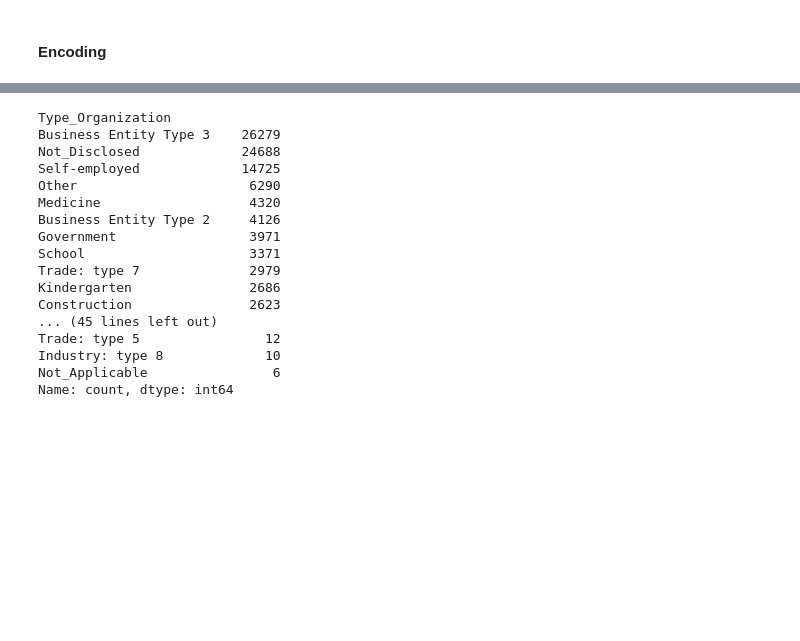
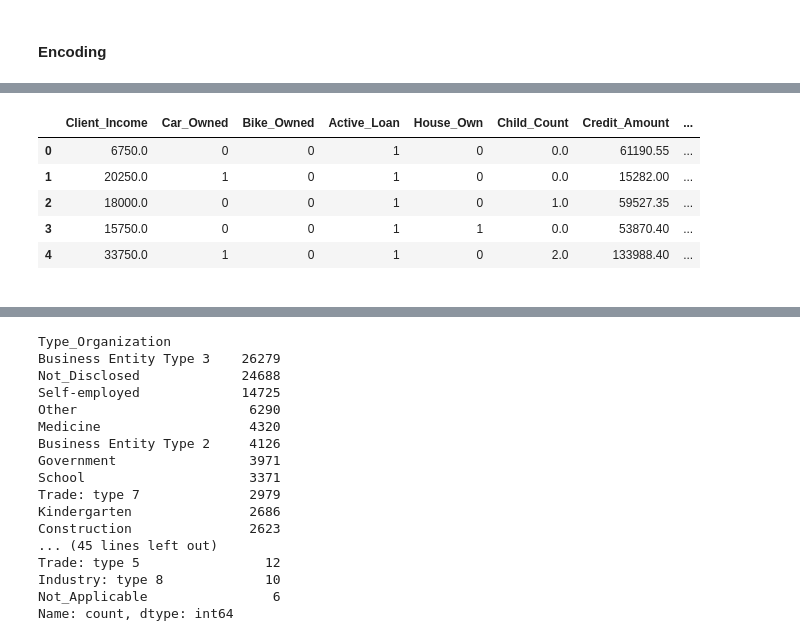
Before and after one commit to M16051997/PublicSapient, a Jupyter notebook: Training.ipynb, the cells around one changed output, grey strips where cells are left out. Drawn from its saved outputs; the diff is of its cells as text; code cells hidden in the pictures; blank space fills up the shorter version.

```diff
--- a/Training.ipynb
+++ b/Training.ipynb
@@ -90,3 +89,24 @@ LOAN DEFAULT PREDICTION - SIMPLE & EFFECTIVE APPROACH
   Test  - Default: 1,969 (8.1%)
 # %% [markdown]
 #### Encoding
+# %%
+import pandas as pd
+import numpy as np
+import joblib
+from sklearn.model_selection import train_test_split
+from sklearn.preprocessing import OneHotEncoder, OrdinalEncoder, LabelEncoder, TargetEncoder
+from sklearn.compose import ColumnTransformer
+from sklearn.pipeline import Pipeline
+from sklearn.impute import SimpleImputer
+
+# =====================================================================
+# STEP 1: LOAD DATA
+# =====================================================================
+print("=" * 80)
+print("STEP 1: Loading processed data for encoding...")
+print("=" * 80)
+
+X = pd.read_csv('processed_data/X_selected.csv')
+y = pd.read_csv('processed_data/y_target.csv').values.ravel()
+
+print(f"Data loaded: {X.shape}, Target: {y.shape}")
@@ -92,0 +141,16 @@ LOAN DEFAULT PREDICTION - SIMPLE & EFFECTIVE APPROACH
+# %%
+X.head()
+# %% [output]
+|  | Client_Income | Car_Owned | Bike_Owned | Active_Loan | House_Own | Child_Count | Credit_Amount | ... |
+| 0 | 6750.0 | 0 | 0 | 1 | 0 | 0.0 | 61190.55 | ... |
+| 1 | 20250.0 | 1 | 0 | 1 | 0 | 0.0 | 15282.00 | ... |
+| 2 | 18000.0 | 0 | 0 | 1 | 0 | 1.0 | 59527.35 | ... |
+| 3 | 15750.0 | 0 | 0 | 1 | 1 | 0.0 | 53870.40 | ... |
+| 4 | 33750.0 | 1 | 0 | 1 | 0 | 2.0 | 133988.40 | ... |
+# %% [markdown]
+<!--
+Never use LabelEncoder for features - it will hurt your model
+Target encoding captures the relationship between categories and default probability
+One-hot encoding preserves the independence of nominal categories
+Always validate your encoding choices with cross-validation
+-->
```
Also changed, not shown: parts of 12 cells of this notebook, 38 other files.
